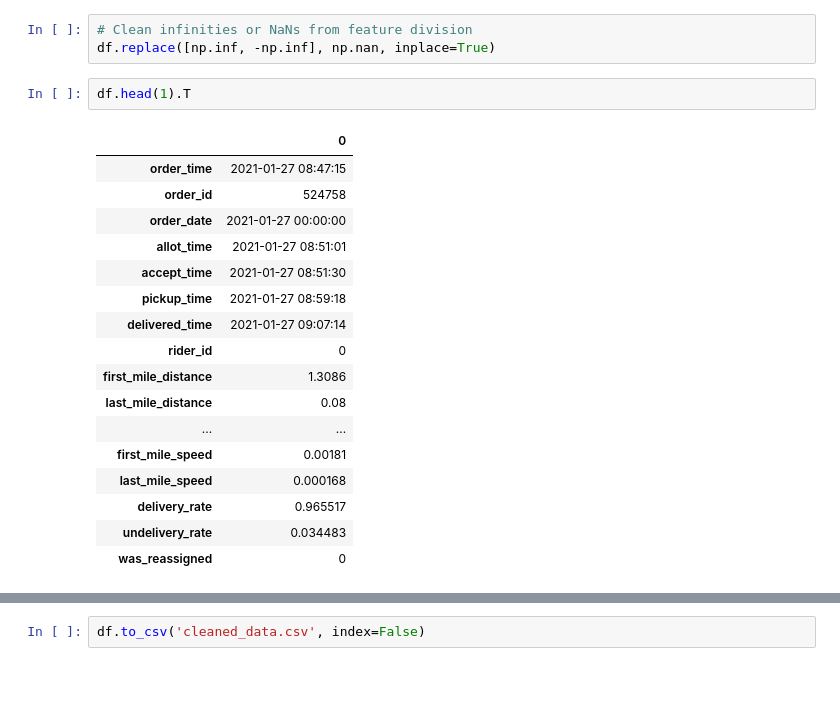
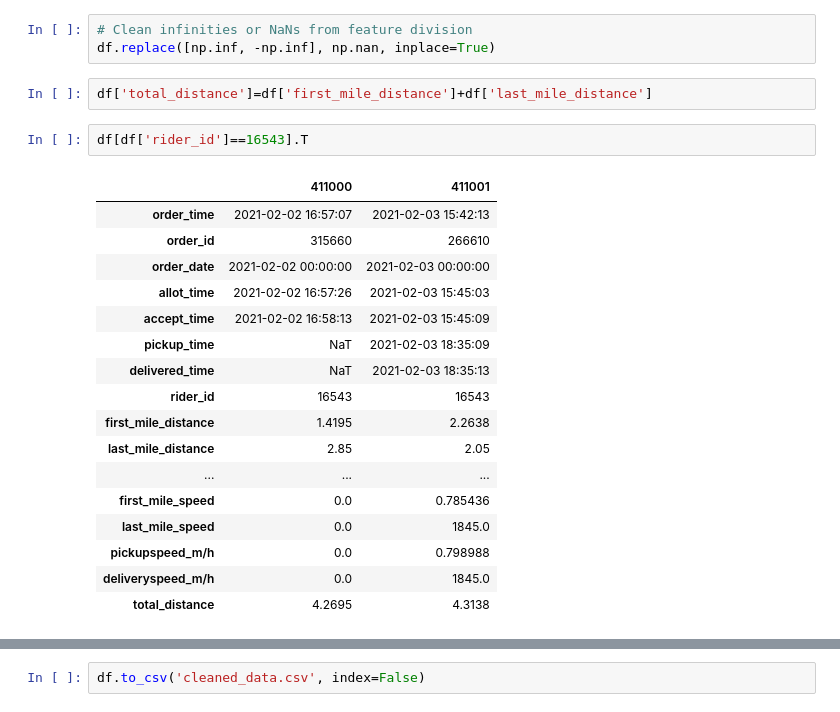
Before and after one commit to KarthikeyanBaskaran/SupplyChain-Analytics, a Jupyter notebook: EDA.ipynb, the cells around one changed output, grey strips where cells are left out. Cells and saved outputs as stored; diff of their text form; blank space fills up the shorter version.

```diff
--- a/EDA.ipynb
+++ b/EDA.ipynb
@@ -359,23 +394,25 @@ df['was_reassigned'] = (df['reassigned_order'] > 0).astype(int)
 # %%
 # Clean infinities or NaNs from feature division
 df.replace([np.inf, -np.inf], np.nan, inplace=True)
-# %%
-df.head(1).T
-# %% [output]
-|  | 0 |
-| order_time | 2021-01-27 08:47:15 |
-| order_id | 524758 |
-| order_date | 2021-01-27 00:00:00 |
-| allot_time | 2021-01-27 08:51:01 |
-| accept_time | 2021-01-27 08:51:30 |
-| pickup_time | 2021-01-27 08:59:18 |
-| delivered_time | 2021-01-27 09:07:14 |
-| rider_id | 0 |
-| first_mile_distance | 1.3086 |
-| last_mile_distance | 0.08 |
-| ... | ... |
-| first_mile_speed | 0.00181 |
-| last_mile_speed | 0.000168 |
-| delivery_rate | 0.965517 |
-| undelivery_rate | 0.034483 |
-| was_reassigned | 0 |
+# %%
+df['total_distance']=df['first_mile_distance']+df['last_mile_distance']
+# %%
+df[df['rider_id']==16543].T
+# %% [output]
+|  | 411000 | 411001 |
+| order_time | 2021-02-02 16:57:07 | 2021-02-03 15:42:13 |
+| order_id | 315660 | 266610 |
+| order_date | 2021-02-02 00:00:00 | 2021-02-03 00:00:00 |
+| allot_time | 2021-02-02 16:57:26 | 2021-02-03 15:45:03 |
+| accept_time | 2021-02-02 16:58:13 | 2021-02-03 15:45:09 |
+| pickup_time | NaT | 2021-02-03 18:35:09 |
+| delivered_time | NaT | 2021-02-03 18:35:13 |
+| rider_id | 16543 | 16543 |
+| first_mile_distance | 1.4195 | 2.2638 |
+| last_mile_distance | 2.85 | 2.05 |
+| ... | ... | ... |
+| first_mile_speed | 0.0 | 0.785436 |
+| last_mile_speed | 0.0 | 1845.0 |
+| pickupspeed_m/h | 0.0 | 0.798988 |
+| deliveryspeed_m/h | 0.0 | 1845.0 |
+| total_distance | 4.2695 | 4.3138 |
```
Also changed, not shown: parts of 24 cells of this notebook.
